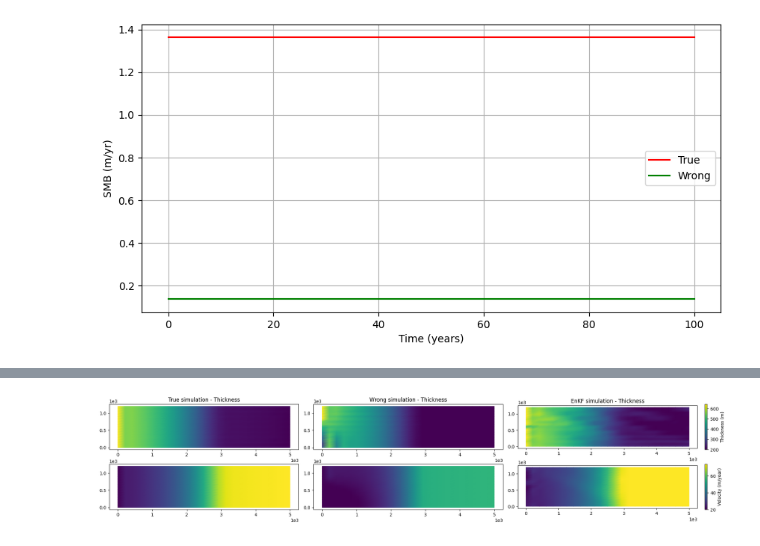
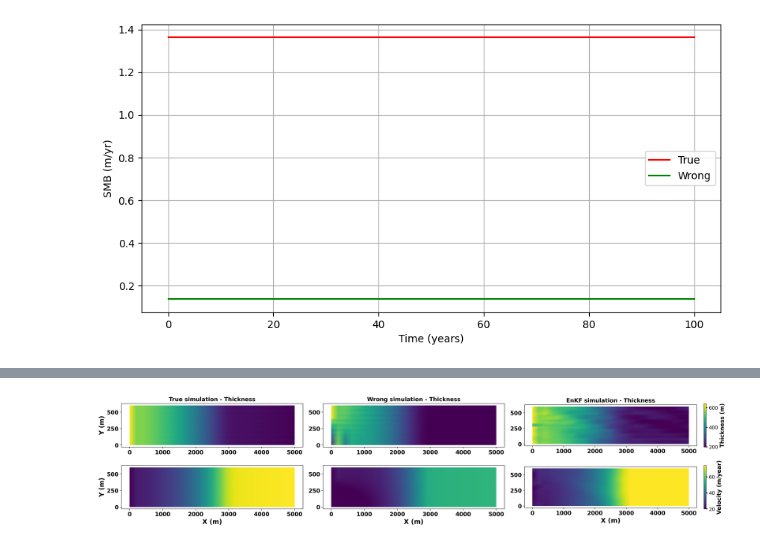
Before and after one commit to ICESEE-project/ICESEE, a Jupyter notebook: applications/icepack_model/examples/synthetic_ice_stream/read_results.ipynb, the cells around one changed output, grey strips where cells are left out. Saved outputs shown, nothing was run; the diff lists cells and outputs as text; code cells hidden in the pictures.

```diff
--- a/applications/icepack_model/examples/synthetic_ice_stream/read_results.ipynb
+++ b/applications/icepack_model/examples/synthetic_ice_stream/read_results.ipynb
@@ -172,9 +175,9 @@ import matplotlib.pyplot as plt
 import numpy as np
 
 # Create a 2x3 subplot grid for 3 simulations (True, Wrong, EnKF), with thickness and velocity
-fig, axes = icepack.plot.subplots(2, 3, figsize=(20, 4))
+fig, axes = icepack.plot.subplots(2, 3, figsize=(22, 5), dpi=300)
 
-step = nt - 1
+step = nt-1
 
 # Compute min/max for thickness and velocity to set consistent colorbar ranges
 hhtrue = firedrake.Function(Q)
@@ -199,39 +202,62 @@ uuenkf.dat.data[:, 1] = copy.deepcopy(ensemble_vec_mean[2*hdim:3*hdim, step])
 u_true_mag = np.sqrt(uutrue.dat.data[:, 0]**2 + uutrue.dat.data[:, 1]**2)
 u_nurge_mag = np.sqrt(uunurge.dat.data[:, 0]**2 + uunurge.dat.data[:, 1]**2)
 u_enkf_mag = np.sqrt(uuenkf.dat.data[:, 0]**2 + uunurge.dat.data[:, 1]**2)
 u_min = u_true_mag.min()
 u_max = u_true_mag.max()
 
 # True simulation - Thickness
 colors = firedrake.tripcolor(hhtrue, axes=axes[0][0], vmin=h_min, vmax=h_max)
 # fig.colorbar(colors, ax=axes[0][0], fraction=0.012, pad=0.04, label="Thickness (m)")
-axes[0][0].set_title("True simulation - Thickness")
+axes[0][0].set_title("True simulation - Thickness", fontsize=14, fontweight='bold')
 
 # True simulation - Velocity
 colors = firedrake.tripcolor(uutrue, axes=axes[1][0], vmin=u_min, vmax=u_max)
 # fig.colorbar(colors, ax=axes[1][0], fraction=0.012, pad=0.04, label="Velocity (m/year)")
 
 # Wrong simulation - Thickness
 colors = firedrake.tripcolor(hhnurge, axes=axes[0][1], vmin=h_min, vmax=h_max)
 # fig.colorbar(colors, ax=axes[0][1], fraction=0.012, pad=0.04, label="Thickness (m)")
-axes[0][1].set_title("Wrong simulation - Thickness")
+axes[0][1].set_title("Wrong simulation - Thickness", fontsize=14, fontweight='bold')
+
 
 # Wrong simulation - Velocity
 colors = firedrake.tripcolor(uunurge, axes=axes[1][1], vmin=u_min, vmax=u_max)
 # fig.colorbar(colors, ax=axes[1][1], fraction=0.012, pad=0.04, label="Velocity (m/year)")
 
 # EnKF simulation - Thickness
 colors = firedrake.tripcolor(hhenkf, axes=axes[0][2],  vmin=h_min, vmax=h_max)
-fig.colorbar(colors, ax=axes[0][2], fraction=0.012, pad=0.04, label="Thickness (m)")
-axes[0][2].set_title("EnKF simulation - Thickness")
+cbar = fig.colorbar(colors, ax=axes[0][2], fraction=0.012, pad=0.04, label="Thickness (m)")
+cbar.set_label("Thickness (m)", fontsize=14, fontweight='bold')
+cbar.ax.yaxis.set_tick_params(labelsize=12, width=2)
+axes[0][2].set_title("EnKF simulation - Thickness", fontsize=14, fontweight='bold')
+
 
 # EnKF simulation - Velocity
 colors = firedrake.tripcolor(uuenkf, axes=axes[1][2], vmin=u_min, vmax=u_max)
-fig.colorbar(colors, ax=axes[1][2], fraction=0.012, pad=0.04, label="Velocity (m/year)")
+cbar = fig.colorbar(colors, ax=axes[1][2], fraction=0.012, pad=0.04, label="Velocity (m/year)")
+cbar.set_label("Velocity (m/year)", fontsize=14, fontweight='bold')
+cbar.ax.yaxis.set_tick_params(labelsize=12, width=2)
+
+for ax in axes.flatten():
+    # ax.grid(True, linestyle="--", alpha=0.6)
+    ax.set_xticklabels([int(tick) for tick in ax.get_xticks()], fontweight='bold', fontsize=14)
+    ax.set_yticklabels([int(tick) for tick in ax.get_yticks()], fontweight='bold', fontsize=14)
+    if ax in [axes[0][0], axes[1][0]]:
+        # ax.set_xlabel("X (m)", fontsize=12, fontweight='bold')
+        ax.set_ylabel("Y (m)", fontsize=16, fontweight='bold')
+        # ax.set_yticklabels([int(tick) for tick in ax.get_yticks()], fontweight='bold', fontsize=14)
+    if ax in [axes[1][0], axes[1][1], axes[1][2]]:
+        ax.set_xlabel("X (m)", fontsize=16, fontweight='bold')
+        # ax.set_xticklabels([int(tick) for tick in ax.get_xticks()], fontweight='bold', fontsize=14)
+
+plt.xticks(fontweight='bold')
+plt.yticks(fontweight='bold')
+
 
 plt.tight_layout()
+plt.savefig(f"hu_snapshot_{profile_flag}_s.png", bbox_inches='tight', dpi=300)
 # %% [output]
-[figure, old version]
+[figure, new version]
 # %%
 from firedrake import div
 import copy
```
Also changed, not shown: parts of 8 cells of this notebook, 7 other files.
